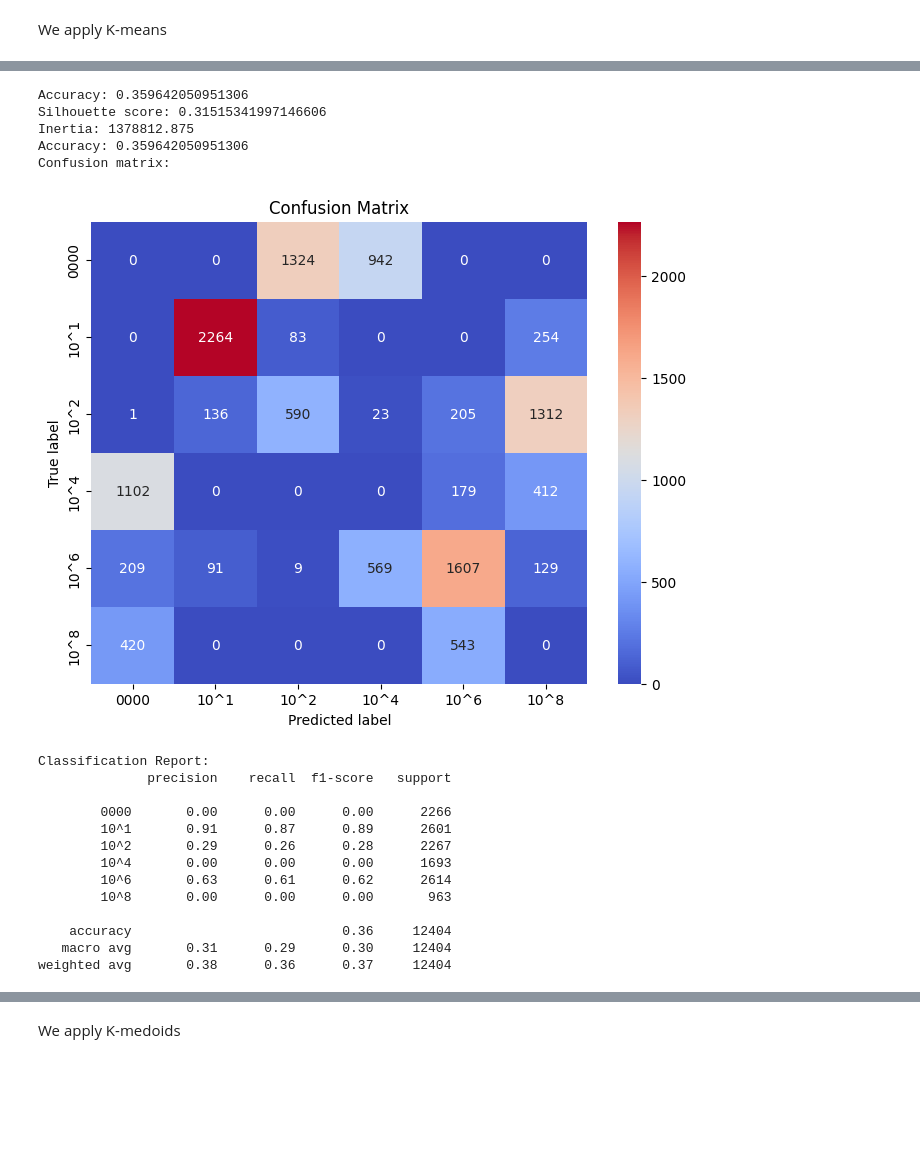
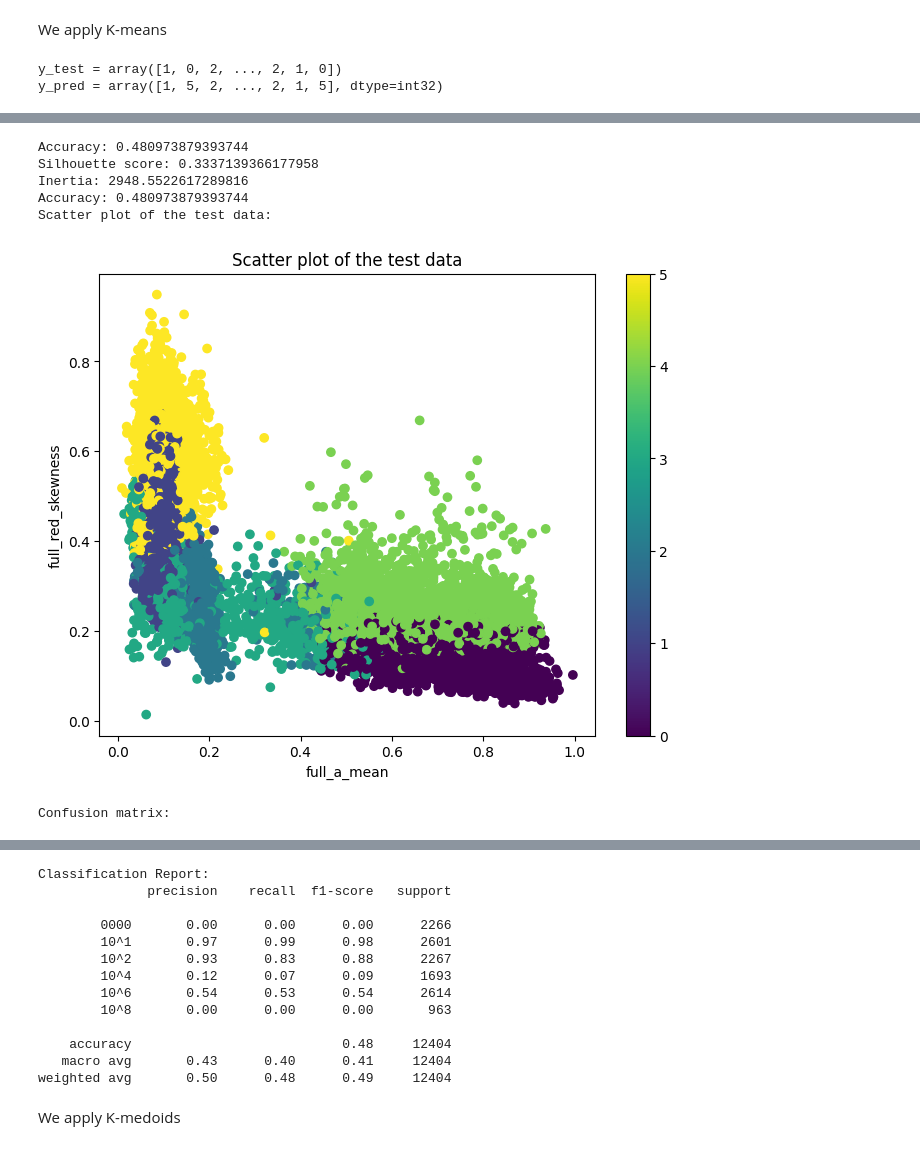
Before and after one commit to Frollamma/progetto-piccialli, a Jupyter notebook: main_numeric.ipynb, the cells around one changed output, grey strips where cells are left out. Cells and saved outputs as stored; diff of their text form; code cells hidden in the pictures; blank space fills up the shorter version.

Commit message:
Finish classification and first part of regression with numeric only dataset.

```diff
--- a/main_numeric.ipynb
+++ b/main_numeric.ipynb
@@ -18,6 +18,8 @@ from utils import print_full_classification_report, print_full_regression_report
 We notice that most features are numeric, we ask ourselves if we can perform training on a dataset with only numeric features.
 # %%
 LABEL_COLUMNS = ['class_target', 'value_target']
+CLASSES = sorted(df['class_target'].unique())
+CLASSES_SHORT = [class_.split(' CFU:mL')[0] for class_ in CLASSES]
 FEATURES_COLUMNS = [col for col in df.columns if col not in LABEL_COLUMNS]
 
 # Print numeric features and one example value using pd.api.types.is_numeric_dtype
@@ -527,11 +432,4 @@ Doing UMAP with 2 components
 # Training - Classification
 # %% [markdown]
 Let's define the train and test set.
-# %%
-import pickle
-
-# Import Xs from a pickle files
-X_pca = pickle.load(open('X_pca.pkl', 'rb'))
-X_tsne = pickle.load(open('X_tsne.pkl', 'rb'))
-X_umap = pickle.load(open('X_umap.pkl', 'rb'))
 # %%
@@ -600,12 +500,14 @@ We import the training and test data
 # Import the training and test data from pickle files
 import pickle
 
-X = pickle.load(open('X_classification.pkl', 'rb'))
-X_train = pickle.load(open('X_train_classification.pkl', 'rb'))
-X_test = pickle.load(open('X_test_classification.pkl', 'rb'))
-y = pickle.load(open('y_classification.pkl', 'rb'))
-y_train = pickle.load(open('y_train_classification.pkl', 'rb'))
-y_test = pickle.load(open('y_test_classification.pkl', 'rb'))
+X = pickle.load(open('X_numeric_classification.pkl', 'rb'))
+X_train = pickle.load(open('X_numeric_train_classification.pkl', 'rb'))
+X_test = pickle.load(open('X_numeric_test_classification.pkl', 'rb'))
+y = pickle.load(open('y_numeric_classification.pkl', 'rb'))
+y_train = pickle.load(open('y_numeric_train_classification.pkl', 'rb'))
+y_test = pickle.load(open('y_numeric_test_classification.pkl', 'rb'))
+
+CLASSIFICATION_PLOT_AXES = ["full_a_mean", "full_red_skewness"]
 # %% [markdown]
 We apply Naive Bayes, that has the model performance that we want to beat.
 # %%
@@ -645,6 +547,8 @@ weighted avg       0.84      0.84      0.84     12404
 # %% [markdown]
 We apply K-means
 # %%
+# K-means is an unsupervised machine learning algorithm, what it does is "clustering". At the end of a clustering algorithm execution, you get clusters, that are set of points. We can associate each cluster to a class, according to some algorithm that we are currently developing, and then we get a supervised version of a clustering algorithm, because we just use the traning set features and albels (but in two separate steps).
+
 import numpy as np
 from sklearn.cluster import KMeans
 from sklearn.metrics import accuracy_score, silhouette_score
@@ -659,6 +563,9 @@ kmeans = KMeans(n_clusters=n_clusters)
 kmeans.fit(X_train)
 y_pred = kmeans.predict(X_test)
 
+print(f"{y_test = }")
+print(f"{y_pred = }")
+
 # Get the cluster centers
 centroids = kmeans.cluster_centers_
 
@@ -666,8 +573,8 @@ centroids = kmeans.cluster_centers_
 plt.figure(figsize=(8, 6))
 plt.scatter(X_test[:, 0], X_test[:, 1], c=y_pred, cmap='viridis')
 plt.scatter(centroids[:, 0], centroids[:, 1], c='red', marker='x', s=100)
-plt.xlabel('Component 1')
-plt.ylabel('Component 2')
+plt.xlabel(CLASSIFICATION_PLOT_AXES[0])
+plt.ylabel(CLASSIFICATION_PLOT_AXES[1])
 plt.title('K-means Clustering')
 plt.colorbar()
 plt.show()
@@ -685,5 +592,7 @@ inertia = kmeans.inertia_
 print(f"Inertia: {inertia}")
 
 # Print the full classification report
-print_full_classification_report(y_test, y_pred, target_names=CLASSES_SHORT)
+print_full_classification_report(y_test, y_pred, X_test=X_test, axes_names=CLASSIFICATION_PLOT_AXES, classes_names=CLASSES_SHORT)
 # %% [output]
+y_test = array([1, 0, 2, ..., 2, 1, 0])
+y_pred = array([1, 5, 2, ..., 2, 1, 5], dtype=int32)
@@ -691,19 +600,7 @@ print_full_classification_report(y_test, y_pred, target_names=CLASSES_SHORT)
-Accuracy: 0.359642050951306
-Silhouette score: 0.31515341997146606
-Inertia: 1378812.875
-Accuracy: 0.359642050951306
-Confusion matrix:
+Accuracy: 0.480973879393744
+Silhouette score: 0.3337139366177958
+Inertia: 2948.5522617289816
+Accuracy: 0.480973879393744
+Scatter plot of the test data:
-[figure, old version]
+[figure, new version]
-Classification Report:
-              precision    recall  f1-score   support
-
-        0000       0.00      0.00      0.00      2266
-        10^1       0.91      0.87      0.89      2601
-        10^2       0.29      0.26      0.28      2267
-        10^4       0.00      0.00      0.00      1693
-        10^6       0.63      0.61      0.62      2614
-        10^8       0.00      0.00      0.00       963
-
-    accuracy                           0.36     12404
-   macro avg       0.31      0.29      0.30     12404
-weighted avg       0.38      0.36      0.37     12404
+Confusion matrix:
@@ -710,3 +608,16 @@ weighted avg       0.38      0.36      0.37     12404
+Classification Report:
+              precision    recall  f1-score   support
+
+        0000       0.00      0.00      0.00      2266
+        10^1       0.97      0.99      0.98      2601
+        10^2       0.93      0.83      0.88      2267
+        10^4       0.12      0.07      0.09      1693
+        10^6       0.54      0.53      0.54      2614
+        10^8       0.00      0.00      0.00       963
+
+    accuracy                           0.48     12404
+   macro avg       0.43      0.40      0.41     12404
+weighted avg       0.50      0.48      0.49     12404
 # %% [markdown]
 We apply K-medoids
 # %%
```
Also changed, not shown: parts of 52 cells of this notebook, 3 other files.
